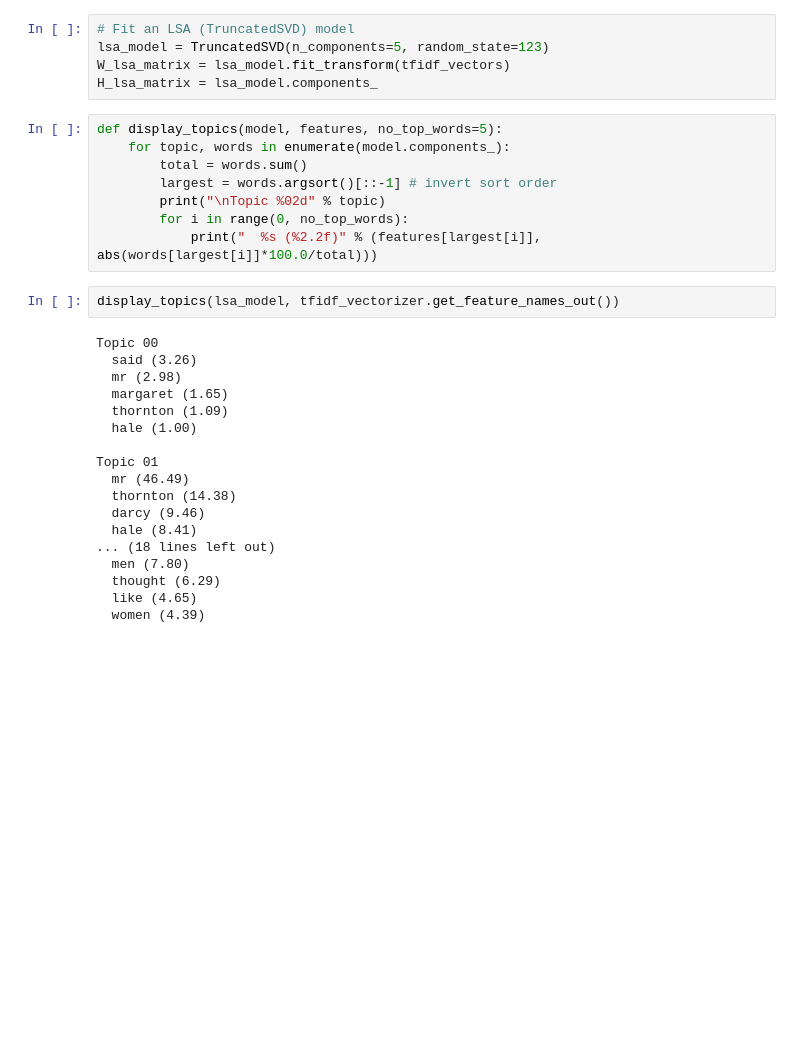
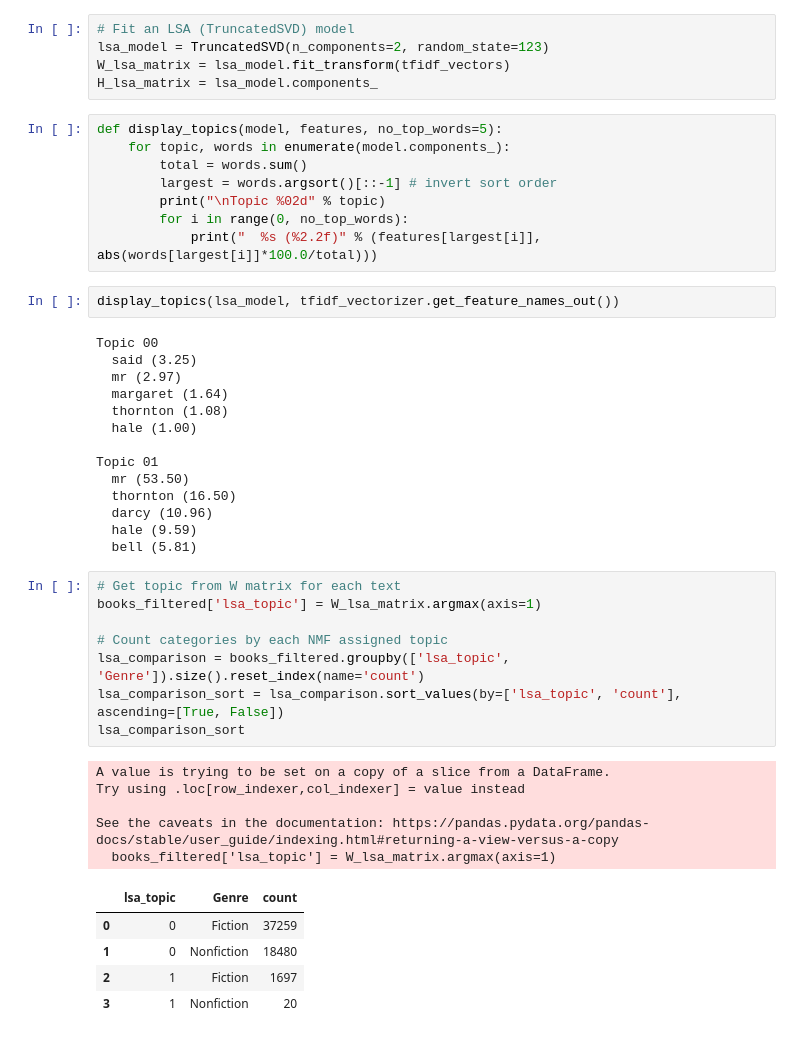
Before and after one commit to lvandine44/ADS509-FinalProject, a Jupyter notebook: LiteraryAnalysisTextMining.ipynb, the cells around one changed output. Drawn from its saved outputs; the diff is of its cells as text; blank space fills up the shorter version.

Commit message:
topic modeling

```diff
--- a/LiteraryAnalysisTextMining.ipynb
+++ b/LiteraryAnalysisTextMining.ipynb
@@ -501,7 +501,7 @@ tfidf_vectors.shape
 (57456, 7316)
 # %%
 # Fit an LSA (TruncatedSVD) model
-lsa_model = TruncatedSVD(n_components=5, random_state=123)
+lsa_model = TruncatedSVD(n_components=2, random_state=123)
 W_lsa_matrix = lsa_model.fit_transform(tfidf_vectors)
 H_lsa_matrix = lsa_model.components_
 # %%
@@ -516,19 +516,34 @@ def display_topics(model, features, no_top_words=5):
 display_topics(lsa_model, tfidf_vectorizer.get_feature_names_out())
 # %% [output]
 Topic 00
-  said (3.26)
-  mr (2.98)
-  margaret (1.65)
-  thornton (1.09)
+  said (3.25)
+  mr (2.97)
+  margaret (1.64)
+  thornton (1.08)
   hale (1.00)
 
 Topic 01
-  mr (46.49)
-  thornton (14.38)
-  darcy (9.46)
-  hale (8.41)
-... (18 lines left out)
-  men (7.80)
-  thought (6.29)
-  like (4.65)
-  women (4.39)
+  mr (53.50)
+  thornton (16.50)
+  darcy (10.96)
+  hale (9.59)
+  bell (5.81)
+# %%
+# Get topic from W matrix for each text
+books_filtered['lsa_topic'] = W_lsa_matrix.argmax(axis=1)
+
+# Count categories by each NMF assigned topic
+lsa_comparison = books_filtered.groupby(['lsa_topic', 'Genre']).size().reset_index(name='count')
+lsa_comparison_sort = lsa_comparison.sort_values(by=['lsa_topic', 'count'], ascending=[True, False])
+lsa_comparison_sort
+# %% [output]
+A value is trying to be set on a copy of a slice from a DataFrame.
+Try using .loc[row_indexer,col_indexer] = value instead
+
+See the caveats in the documentation: https://pandas.pydata.org/pandas-docs/stable/user_guide/indexing.html#returning-a-view-versus-a-copy
+  books_filtered['lsa_topic'] = W_lsa_matrix.argmax(axis=1)
+|  | lsa_topic | Genre | count |
+| 0 | 0 | Fiction | 37259 |
+| 1 | 0 | Nonfiction | 18480 |
+| 2 | 1 | Fiction | 1697 |
+| 3 | 1 | Nonfiction | 20 |
```
